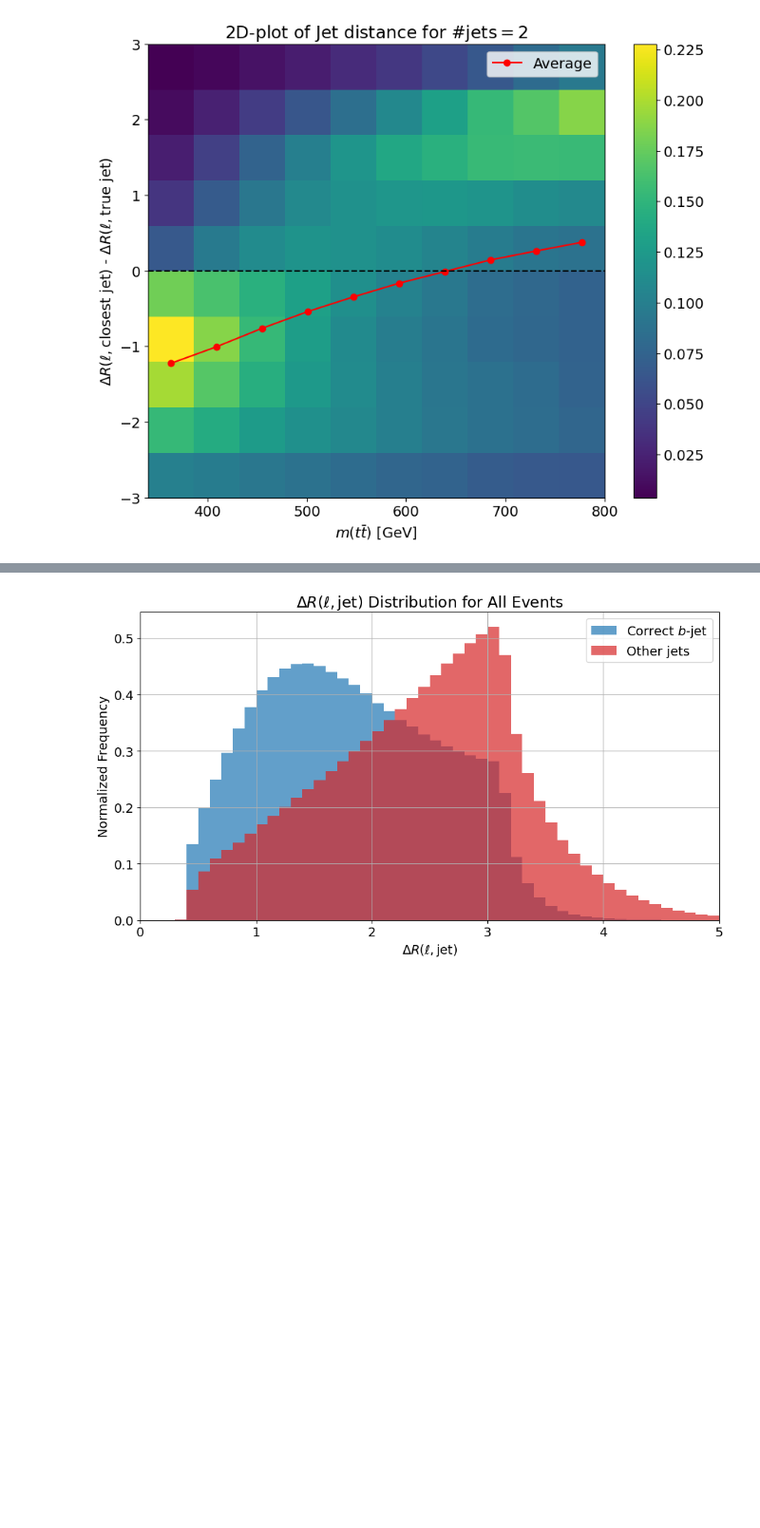
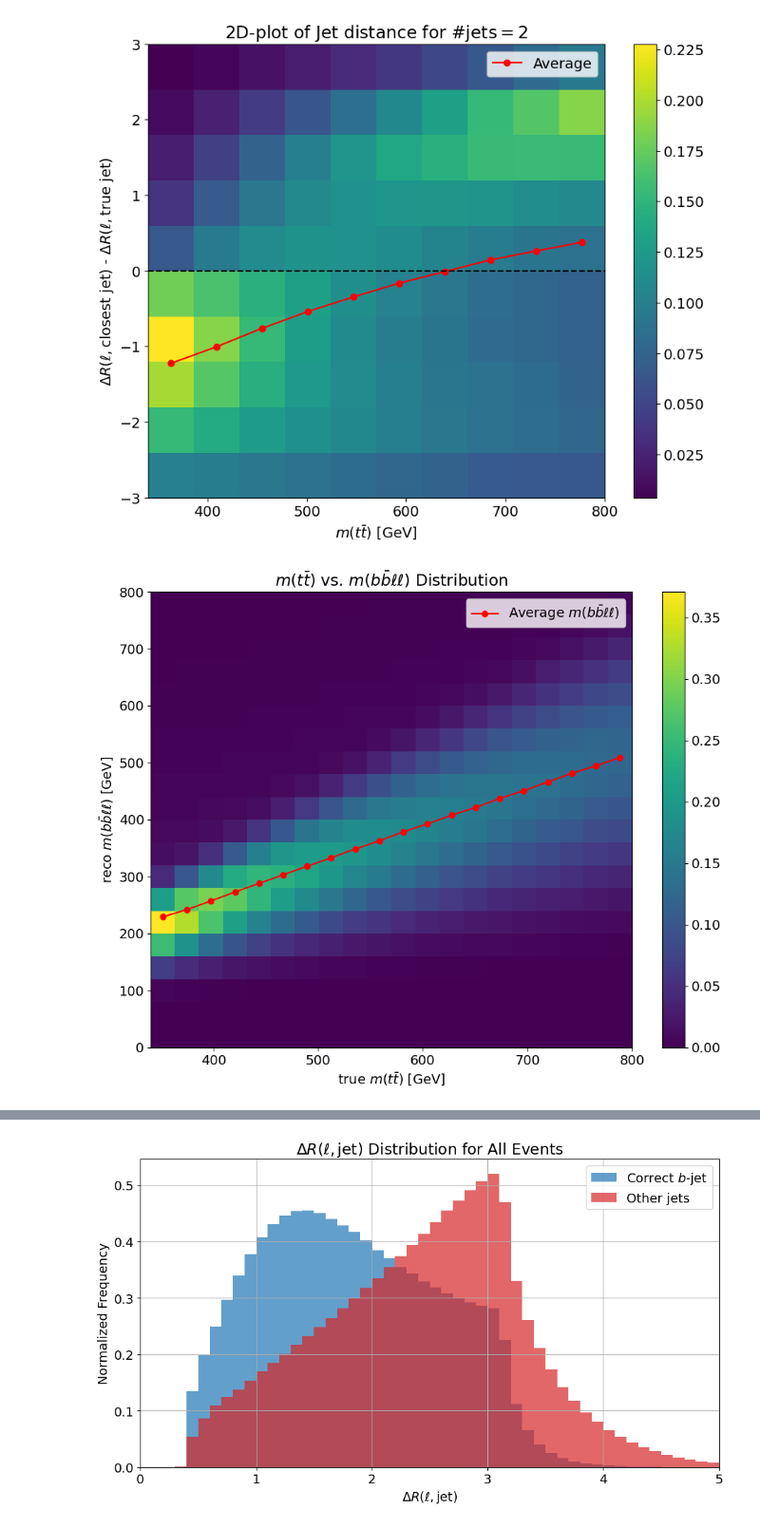
Before and after one commit to simi216/mva-trainer, a Jupyter notebook: notebooks/PlotFeatures.ipynb, the cells around one changed output, grey strips where cells are left out. Shown at 95% size. Cells and saved outputs as stored; diff of their text form; code cells hidden in the pictures; blank space fills up the shorter version.

```diff
--- a/notebooks/PlotFeatures.ipynb
+++ b/notebooks/PlotFeatures.ipynb
@@ -316,4 +305,41 @@ ax.set_title(r"2D-plot of Jet distance for $\#\text{jets}=2$")
 plt.savefig(f"{PLOTS_DIR}/ttbar_mass_vs_deltaR_lep_nonmatch_n_jet_2.pdf")
 # %% [output]
 [figure]
+# %%
+fig, ax = data_plotter.plot_2d_feature_distribution(
+    "non_training",
+    "truth_ttbar_mass",
+    "non_training",
+    "reco_mllbb",
+    bins=(20, 20),
+    plot_average=True,
+    range=[[340e3, 800e3], [0, 800e3]],
+    density=True,
+    normalise="x",
+)
+x_ticks = ax.get_xticks()
+x_tick_labels = [f"{int(tick/1e3)}" for tick in x_ticks]
+ax.set_xticks(x_ticks)
+ax.set_xticklabels(x_tick_labels)
+ax.set_xlim(340e3, 800e3)
+
+y_ticks = ax.get_yticks()
+y_tick_labels = [f"{int(tick/1e3)}" for tick in y_ticks]
+ax.set_yticks(y_ticks)
+ax.set_yticklabels(y_tick_labels)
+ax.set_ylim(0, 800e3)
+
+
+ax.set_xlabel(r"true $m(t\bar{t})$ [GeV]")
+ax.set_ylabel(r"reco $m(b\bar{b}\ell\ell)$ [GeV]")
+ax.set_title(r"$m(t\bar{t})$ vs. $m(b\bar{b}\ell\ell)$ Distribution")
+
+if ax.lines:
+    ax.lines[-1].set_label(r"Average $m(b\bar{b}\ell\ell)$")
+    ax.legend()
+
+fig.tight_layout()
+fig.savefig(f"{PLOTS_DIR}/ttbar_mass_vs_m_2b2l.pdf")
+# %% [output]
+[figure, added]
 # %%
```
Also changed, not shown: parts of 14 cells of this notebook, 4 other files.
